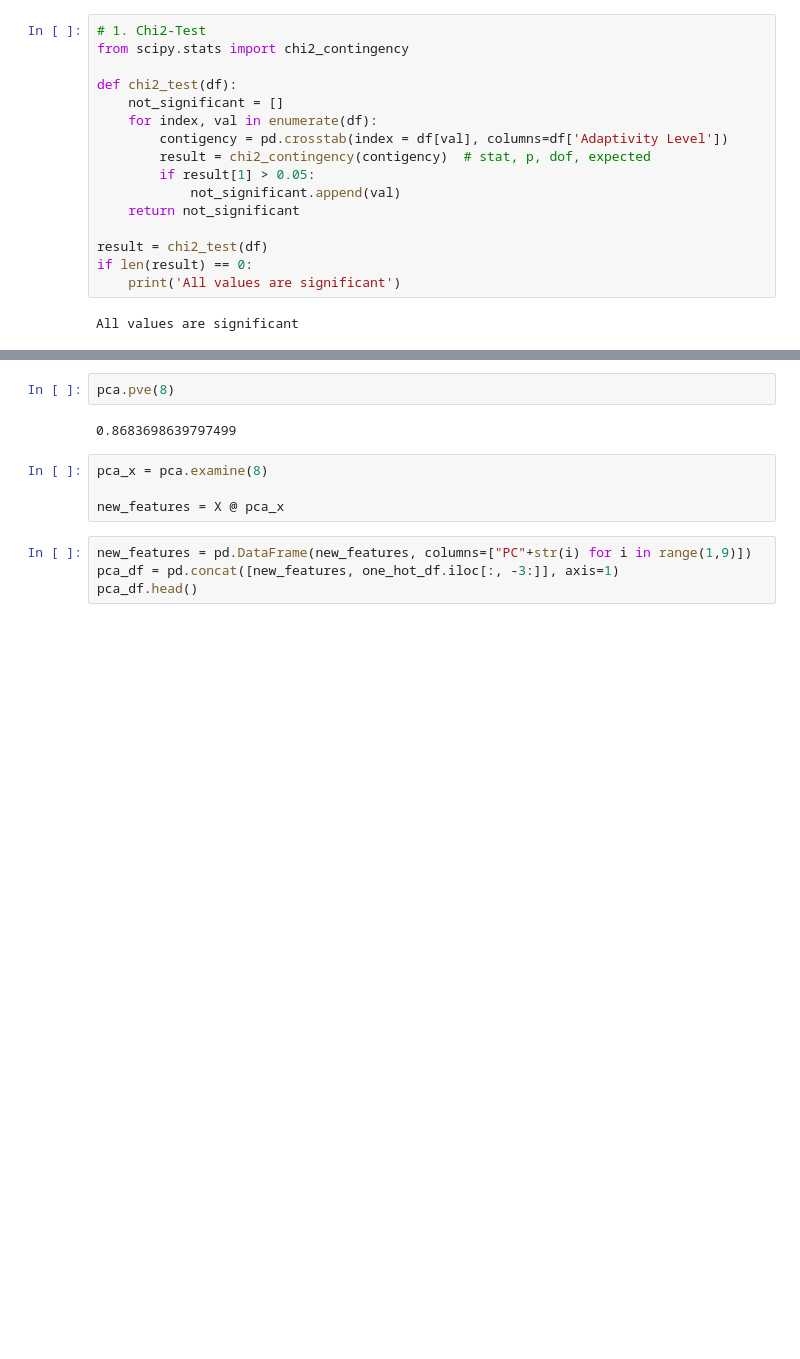
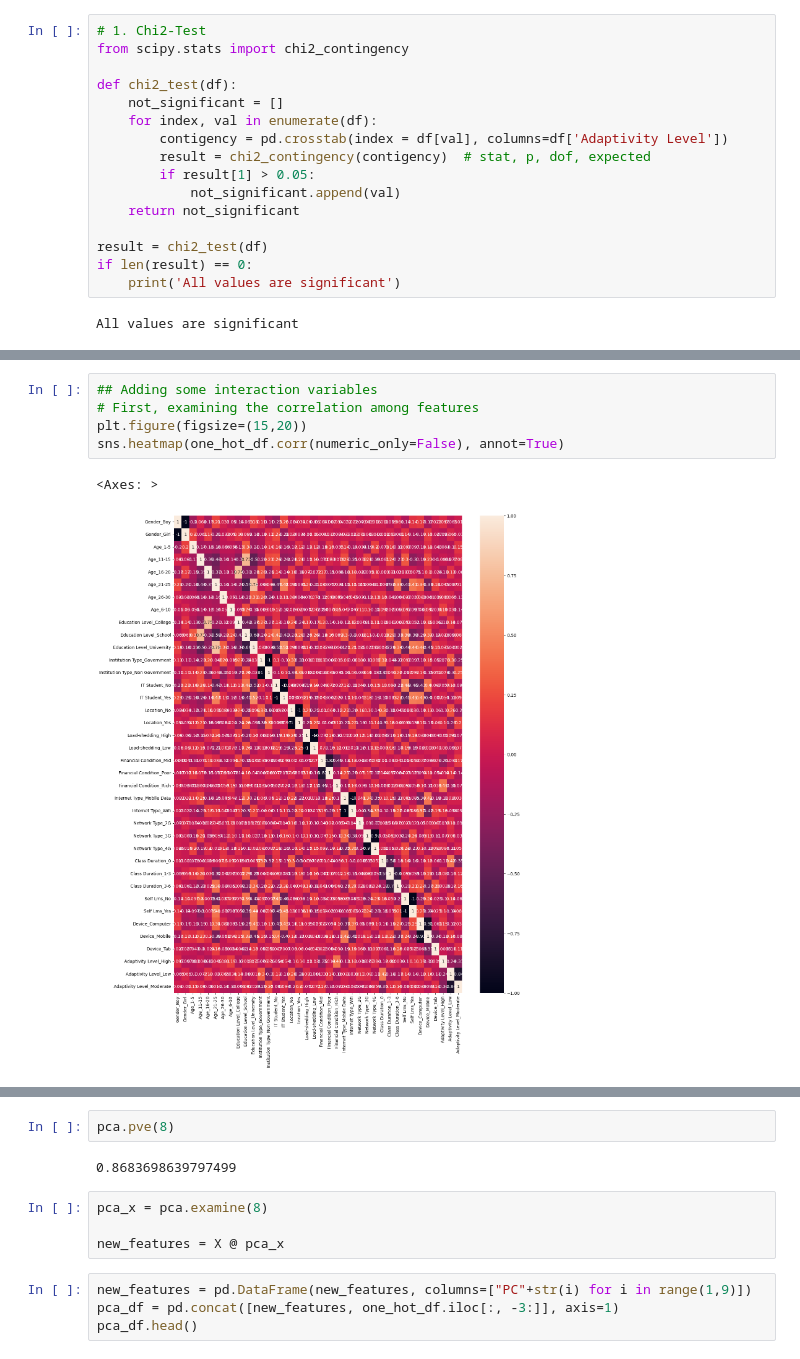
Before and after one commit to besteguney/EEE485, a Jupyter notebook: main3.py.ipynb, the cells around one changed output, grey strips where cells are left out. Drawn from its saved outputs; the diff is of its cells as text; blank space fills up the shorter version.

```diff
--- a/main3.py.ipynb
+++ b/main3.py.ipynb
@@ -303,0 +225,8 @@ array([[-1.26140778],
+# %%
+## Adding some interaction variables
+# First, examining the correlation among features
+plt.figure(figsize=(15,20))
+sns.heatmap(one_hot_df.corr(numeric_only=False), annot=True)
+# %% [output]
+<Axes: >
+[figure, added]
```
Also changed, not shown: parts of 48 cells of this notebook, 4 other files.
